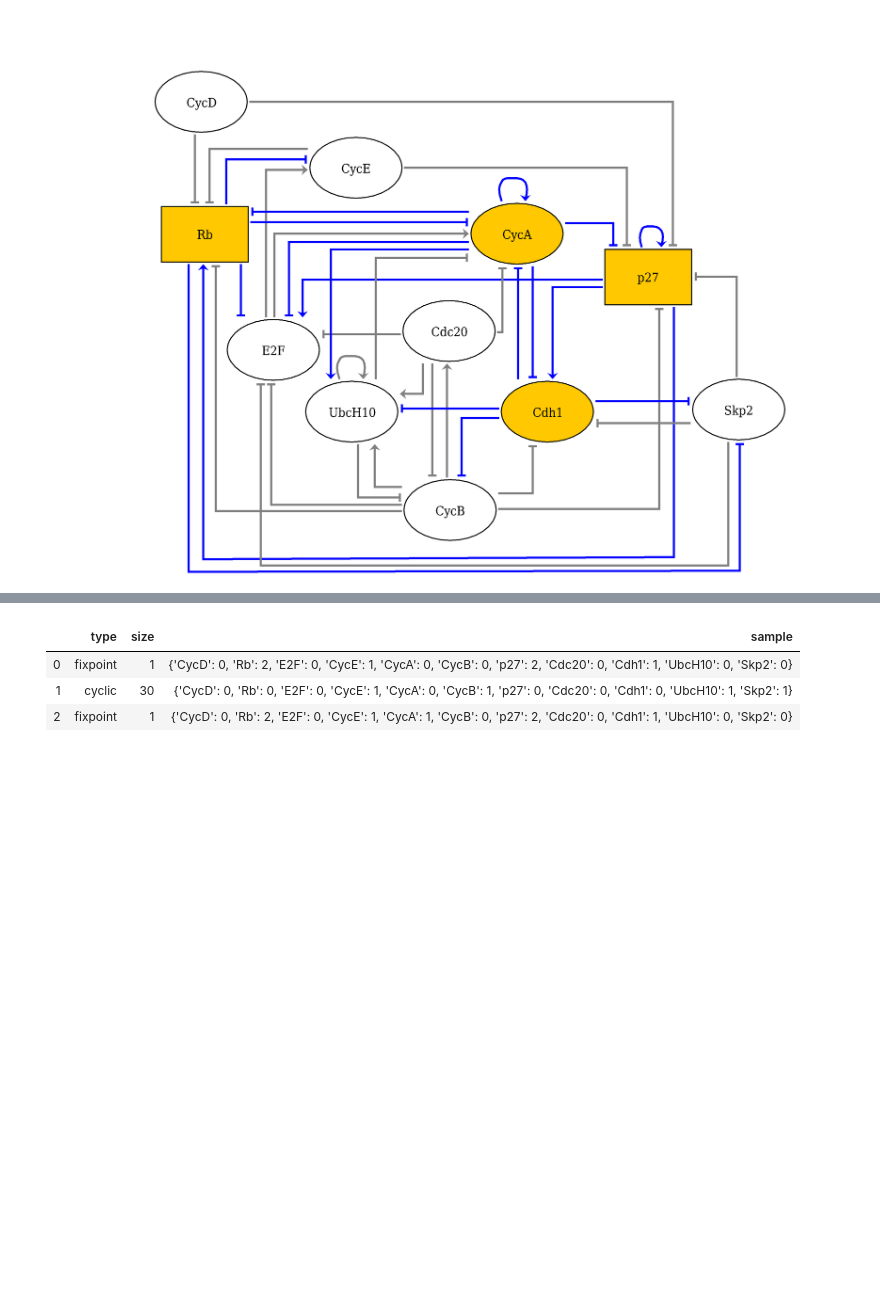
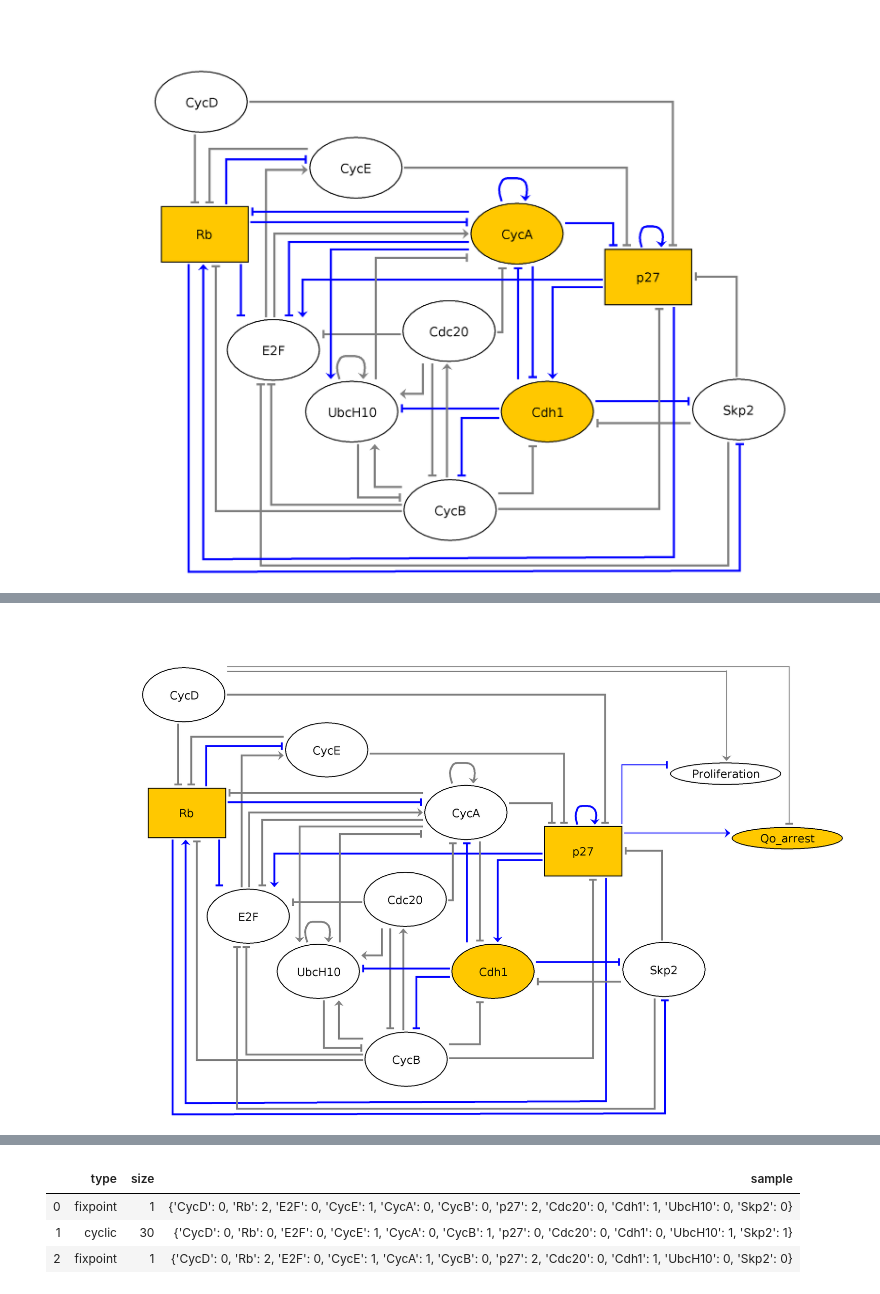
Before and after one commit to Eirinits/BI8040_project, a Jupyter notebook: notebook/BI8040_notebook.ipynb, the cells around one changed output, grey strips where cells are left out. Cells and saved outputs as stored; diff of their text form; code cells hidden in the pictures; blank space fills up the shorter version.

```diff
--- a/notebook/BI8040_notebook.ipynb
+++ b/notebook/BI8040_notebook.ipynb
@@ -81,0 +111,6 @@ Then we automatized the process by providing the list of perturbations to test.
+# %%
+lqm2 = ginsim.to_biolqm(lrg_outputs)
+fixpoints = biolqm.fixpoints(lqm2)
+sys.displayhook((ginsim.show(lrg_outputs, fixpoints[0])))
+# %% [output]
+[figure, added]
```
Also changed, not shown: parts of 52 cells of this notebook.
